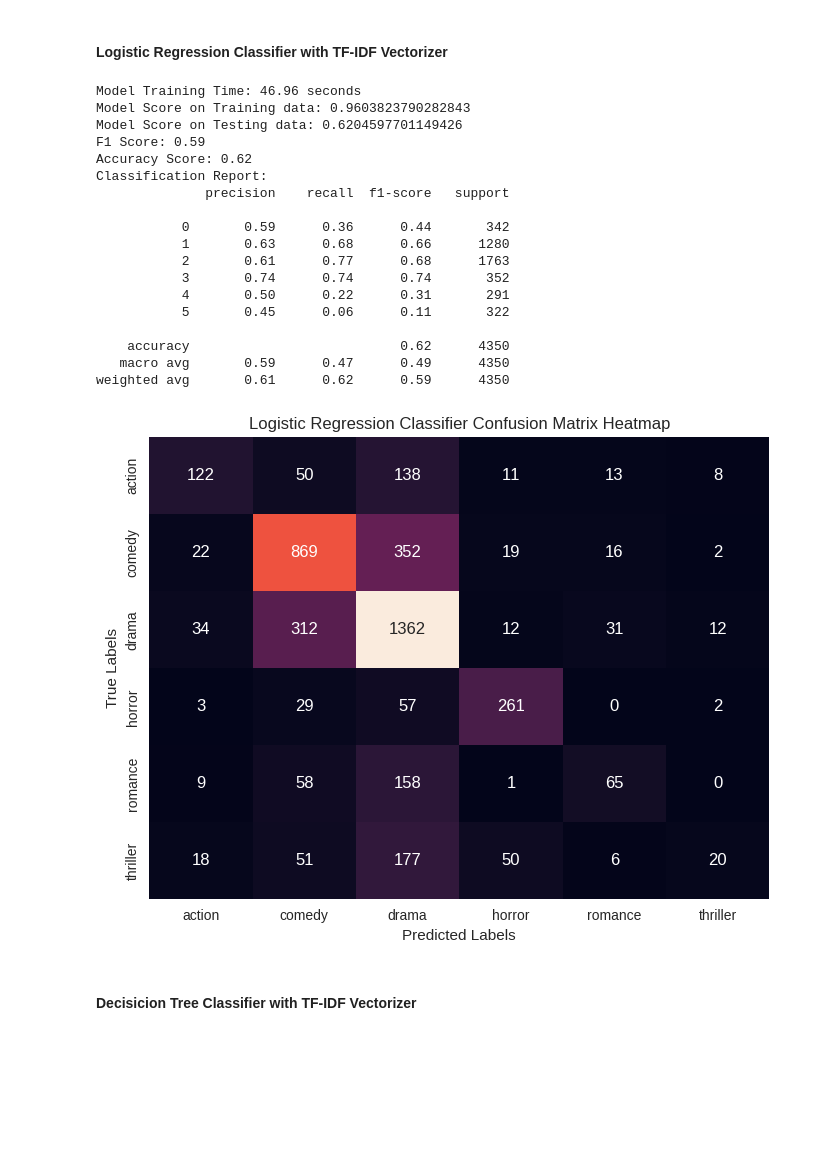
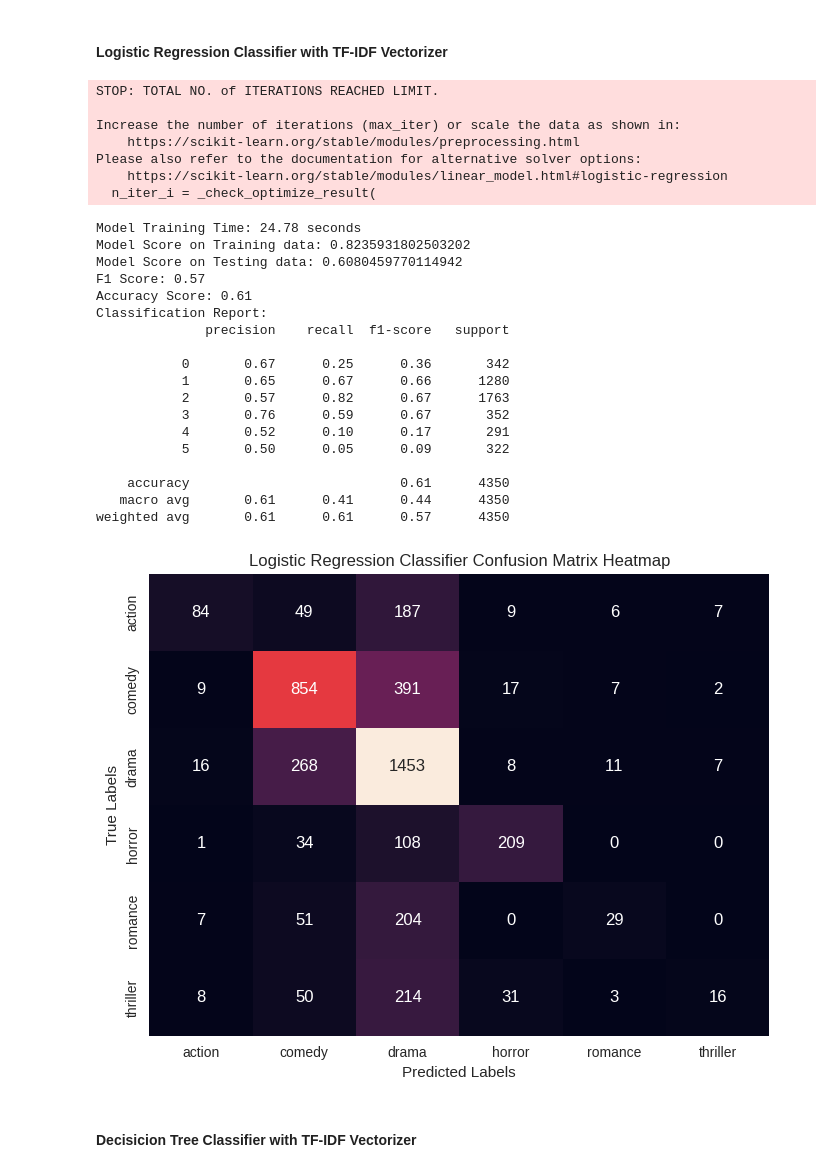
Before and after one commit to naamalia23/movie-genre-classification, a Jupyter notebook: main-modified.ipynb, the cells around one changed output. Cells and saved outputs as stored; diff of their text form; code cells hidden in the pictures; blank space fills up the shorter version.

```diff
--- a/main-modified.ipynb
+++ b/main-modified.ipynb
@@ -834,13 +820,7 @@ weighted avg       0.58      0.56      0.55      4350
 from sklearn.linear_model import LogisticRegressionCV
 
 # Logistic Regression Model
-lr_model = LogisticRegressionCV(
-        max_iter=1000,
-        solver='liblinear',
-        Cs=[0.001, 0.01, 0.1, 1, 10],  # Candidate values for C (inverse of regularization strength)
-        cv=5,  # Number of cross-validation folds
-
-)
+lr_model = LogisticRegression(max_iter=1000, solver='liblinear', C=1.0)
 
 # Training the model
 start_time_lr = time.time()
@@ -859,51 +839,58 @@ print("Model Score on Testing data:", lr_model.score(X_test_tfidf, y_test))
 y_pred_lr = lr_model.predict(X_test_tfidf)
 
 # F1 Score
 f1_lr = f1_score(y_test, y_pred_lr, average='weighted')
 print(f"F1 Score: {f1_lr:.2f}")
 
 # Accuracy Score
 accuracy_lr = accuracy_score(y_test, y_pred_lr)
 print(f"Accuracy Score: {accuracy_lr:.2f}")
 
 # Classification Report
 print("Classification Report:")
 print(classification_report(y_test, y_pred_lr))
 
 # Confusion Matrix
 cm_lr = confusion_matrix(y_test, y_pred_lr)
 
 # Defining 'class_names' as class labels
 class_names= list(label_encoder.classes_)
 class_names
 
 plt.figure(figsize=(8, 6))
 sns.heatmap(cm_lr, annot=True, fmt='d', cbar=False,
             xticklabels=class_names, yticklabels=class_names)
 plt.xlabel('Predicted Labels')
 plt.ylabel('True Labels')
 plt.title('Logistic Regression Classifier Confusion Matrix Heatmap')
 plt.show()
 # %% [output]
-Model Training Time: 46.96 seconds
-Model Score on Training data: 0.9603823790282843
-Model Score on Testing data: 0.6204597701149426
-F1 Score: 0.59
-Accuracy Score: 0.62
-Classification Report:
-              precision    recall  f1-score   support
+STOP: TOTAL NO. of ITERATIONS REACHED LIMIT.
 
-           0       0.59      0.36      0.44       342
-           1       0.63      0.68      0.66      1280
-           2       0.61      0.77      0.68      1763
-           3       0.74      0.74      0.74       352
-           4       0.50      0.22      0.31       291
-           5       0.45      0.06      0.11       322
-
-    accuracy                           0.62      4350
-   macro avg       0.59      0.47      0.49      4350
-weighted avg       0.61      0.62      0.59      4350
+Increase the number of iterations (max_iter) or scale the data as shown in:
+    https://scikit-learn.org/stable/modules/preprocessing.html
+Please also refer to the documentation for alternative solver options:
+    https://scikit-learn.org/stable/modules/linear_model.html#logistic-regression
+  n_iter_i = _check_optimize_result(
+Model Training Time: 24.78 seconds
+Model Score on Training data: 0.8235931802503202
+Model Score on Testing data: 0.6080459770114942
+F1 Score: 0.57
+Accuracy Score: 0.61
+Classification Report:
+              precision    recall  f1-score   support
+
+           0       0.67      0.25      0.36       342
+           1       0.65      0.67      0.66      1280
+           2       0.57      0.82      0.67      1763
+           3       0.76      0.59      0.67       352
+           4       0.52      0.10      0.17       291
+           5       0.50      0.05      0.09       322
+
+    accuracy                           0.61      4350
+   macro avg       0.61      0.41      0.44      4350
+weighted avg       0.61      0.61      0.57      4350
-[figure, old version]
+[figure, new version]
 # %% [markdown]
 #### Decisicion Tree Classifier with TF-IDF Vectorizer
 # %%
```
Also changed, not shown: parts of 8 cells of this notebook.
